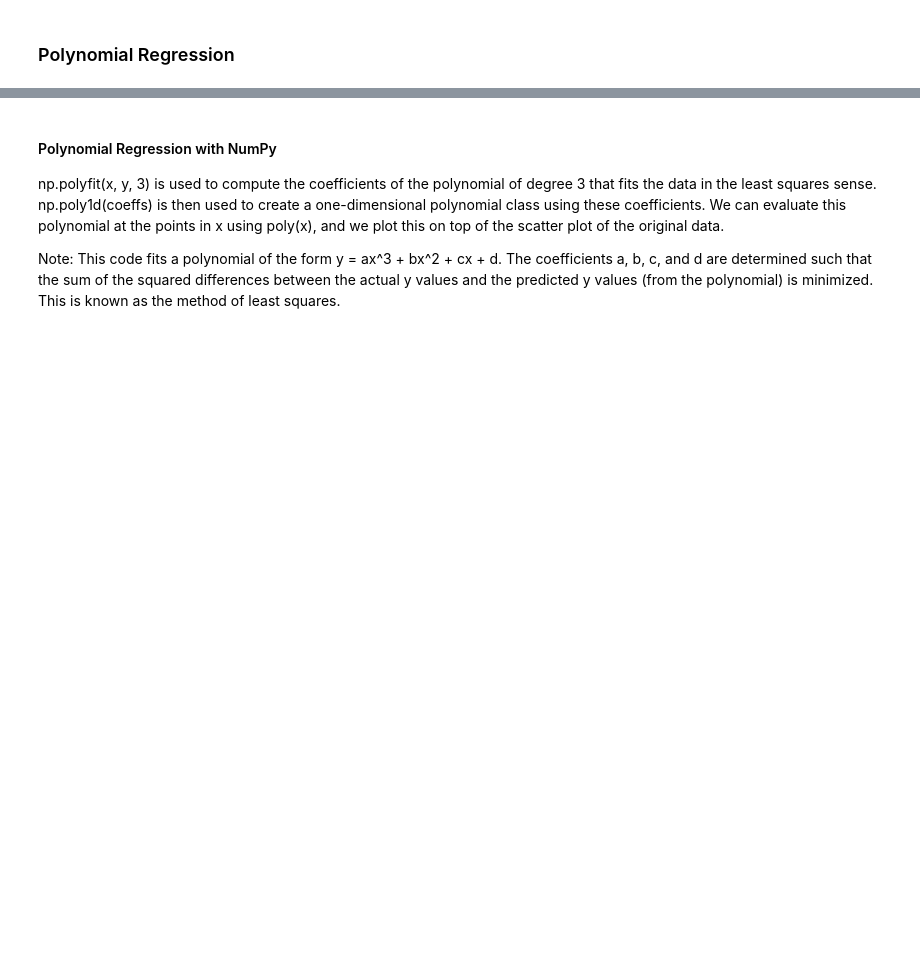
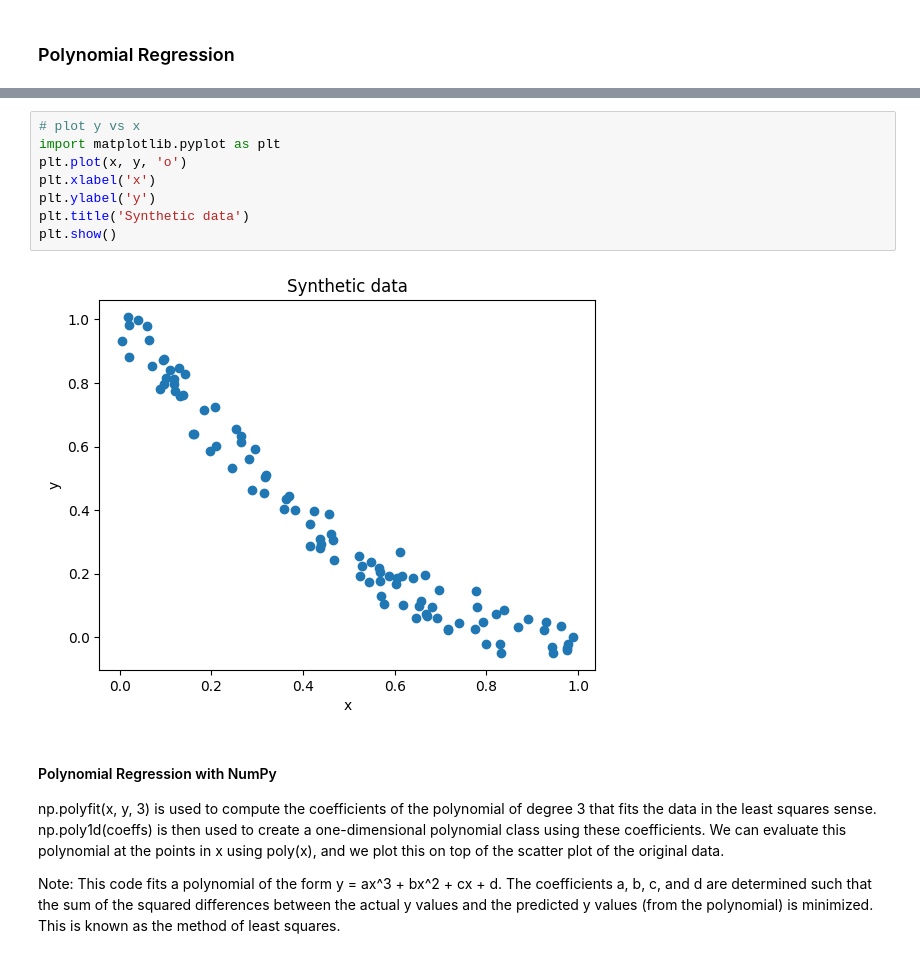
Before and after one commit to sanket238/CSCN8010, a Jupyter notebook: class_notebooks/non_linear_regression/non_linear_regression.ipynb, the cells around one changed output, grey strips where cells are left out. Cells and saved outputs as stored; diff of their text form; blank space fills up the shorter version.

```diff
--- a/class_notebooks/non_linear_regression/non_linear_regression.ipynb
+++ b/class_notebooks/non_linear_regression/non_linear_regression.ipynb
@@ -3,3 +50,13 @@
+# %%
+# plot y vs x
+import matplotlib.pyplot as plt
+plt.plot(x, y, 'o')
+plt.xlabel('x')
+plt.ylabel('y')
+plt.title('Synthetic data')
+plt.show()
+# %% [output]
+[figure, added]
 # %% [markdown]
 #### Polynomial Regression with NumPy
 
```
Also changed, not shown: parts of 9 cells of this notebook.
